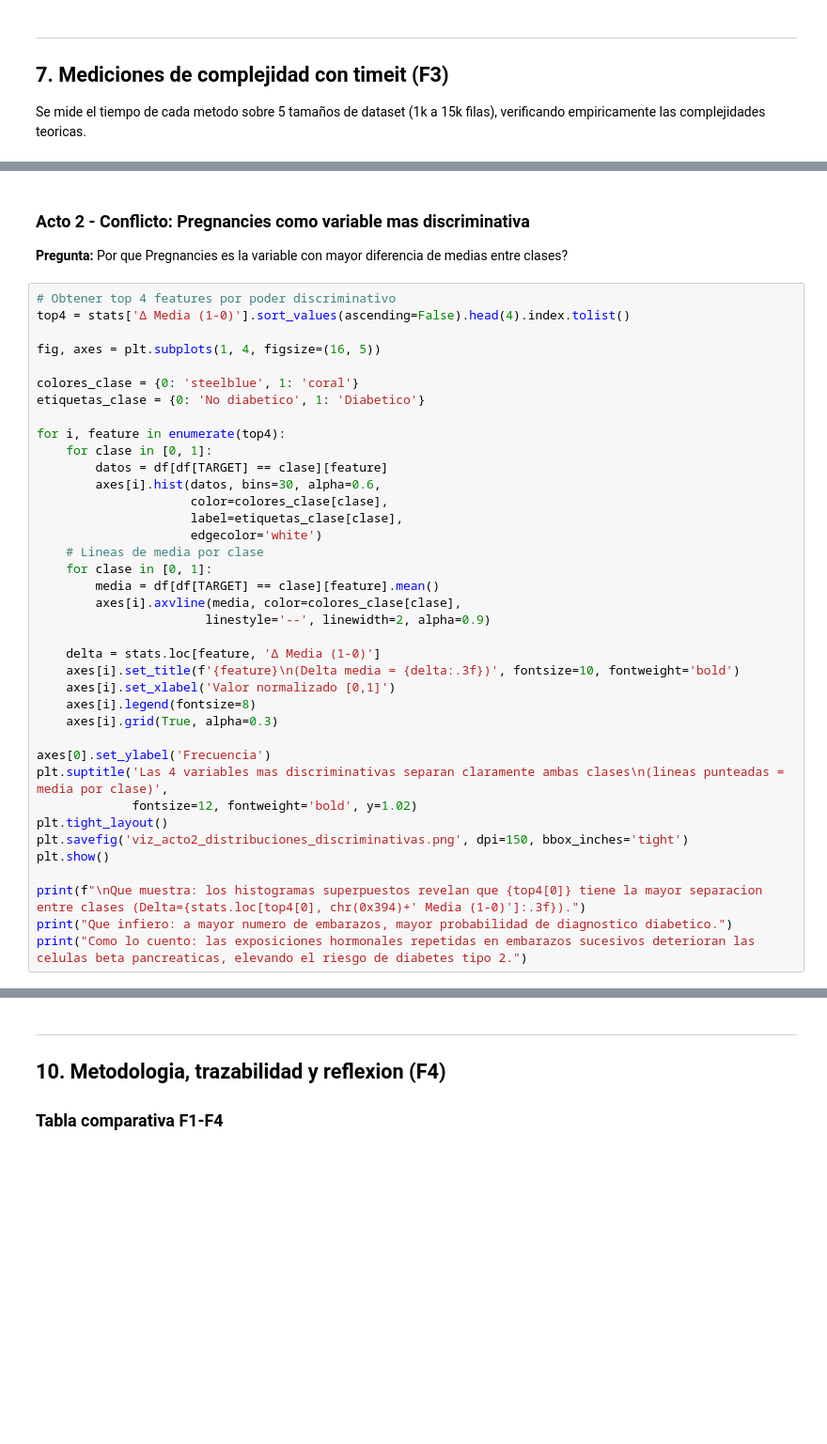
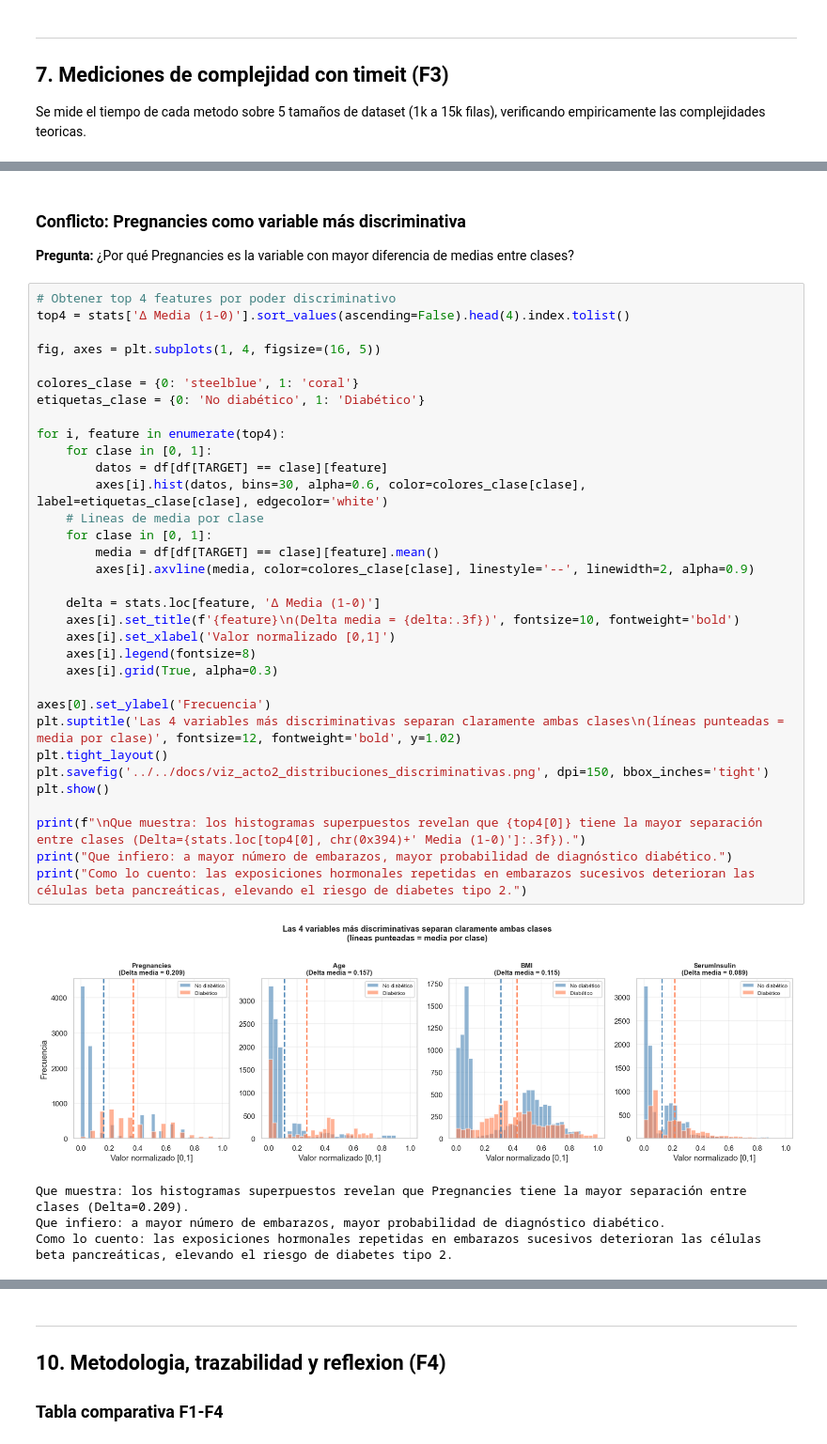
Before and after one commit to DanielParavel/proyecto-grupo4-mcdi500, a Jupyter notebook: notebooks/F4/F4_Modelado.ipynb, the cells around one changed output, grey strips where cells are left out. Shown at 94% size. Saved outputs shown, nothing was run; the diff lists cells and outputs as text; blank space fills up the shorter version.

```diff
--- a/notebooks/F4/F4_Modelado.ipynb
+++ b/notebooks/F4/F4_Modelado.ipynb
@@ -424,43 +584,43 @@ print("Como lo cuento: casi 1 de cada 3 pacientes tiene diagnostico positivo, lo
 # %% [markdown]
-### Acto 2 - Conflicto: Pregnancies como variable mas discriminativa
+### Conflicto: Pregnancies como variable más discriminativa
 
-**Pregunta:** Por que Pregnancies es la variable con mayor diferencia de medias entre clases?
+**Pregunta:** ¿Por qué Pregnancies es la variable con mayor diferencia de medias entre clases?
 # %%
 # Obtener top 4 features por poder discriminativo
 top4 = stats['Δ Media (1-0)'].sort_values(ascending=False).head(4).index.tolist()
 
 fig, axes = plt.subplots(1, 4, figsize=(16, 5))
 
 colores_clase = {0: 'steelblue', 1: 'coral'}
-etiquetas_clase = {0: 'No diabetico', 1: 'Diabetico'}
+etiquetas_clase = {0: 'No diabético', 1: 'Diabético'}
 
 for i, feature in enumerate(top4):
     for clase in [0, 1]:
         datos = df[df[TARGET] == clase][feature]
-        axes[i].hist(datos, bins=30, alpha=0.6,
-                     color=colores_clase[clase],
-                     label=etiquetas_clase[clase],
-                     edgecolor='white')
+        axes[i].hist(datos, bins=30, alpha=0.6, color=colores_clase[clase], label=etiquetas_clase[clase], edgecolor='white')
     # Lineas de media por clase
     for clase in [0, 1]:
         media = df[df[TARGET] == clase][feature].mean()
-        axes[i].axvline(media, color=colores_clase[clase],
-                       linestyle='--', linewidth=2, alpha=0.9)
+        axes[i].axvline(media, color=colores_clase[clase], linestyle='--', linewidth=2, alpha=0.9)
 
     delta = stats.loc[feature, 'Δ Media (1-0)']
     axes[i].set_title(f'{feature}\n(Delta media = {delta:.3f})', fontsize=10, fontweight='bold')
     axes[i].set_xlabel('Valor normalizado [0,1]')
     axes[i].legend(fontsize=8)
     axes[i].grid(True, alpha=0.3)
 
 axes[0].set_ylabel('Frecuencia')
-plt.suptitle('Las 4 variables mas discriminativas separan claramente ambas clases\n(lineas punteadas = media por clase)',
-             fontsize=12, fontweight='bold', y=1.02)
+plt.suptitle('Las 4 variables más discriminativas separan claramente ambas clases\n(líneas punteadas = media por clase)', fontsize=12, fontweight='bold', y=1.02)
 plt.tight_layout()
-plt.savefig('viz_acto2_distribuciones_discriminativas.png', dpi=150, bbox_inches='tight')
+plt.savefig('../../docs/viz_acto2_distribuciones_discriminativas.png', dpi=150, bbox_inches='tight')
 plt.show()
 
-print(f"\nQue muestra: los histogramas superpuestos revelan que {top4[0]} tiene la mayor separacion entre clases (Delta={stats.loc[top4[0], chr(0x394)+' Media (1-0)']:.3f}).")
-print("Que infiero: a mayor numero de embarazos, mayor probabilidad de diagnostico diabetico.")
-print("Como lo cuento: las exposiciones hormonales repetidas en embarazos sucesivos deterioran las celulas beta pancreaticas, elevando el riesgo de diabetes tipo 2.")
+print(f"\nQue muestra: los histogramas superpuestos revelan que {top4[0]} tiene la mayor separación entre clases (Delta={stats.loc[top4[0], chr(0x394)+' Media (1-0)']:.3f}).")
+print("Que infiero: a mayor número de embarazos, mayor probabilidad de diagnóstico diabético.")
+print("Como lo cuento: las exposiciones hormonales repetidas en embarazos sucesivos deterioran las células beta pancreáticas, elevando el riesgo de diabetes tipo 2.")
+# %% [output]
+[figure, added]
+Que muestra: los histogramas superpuestos revelan que Pregnancies tiene la mayor separación entre clases (Delta=0.209).
+Que infiero: a mayor número de embarazos, mayor probabilidad de diagnóstico diabético.
+Como lo cuento: las exposiciones hormonales repetidas en embarazos sucesivos deterioran las células beta pancreáticas, elevando el riesgo de diabetes tipo 2.
 # %% [markdown]
```
Also changed, not shown: parts of 27 cells of this notebook, 4 other files.
